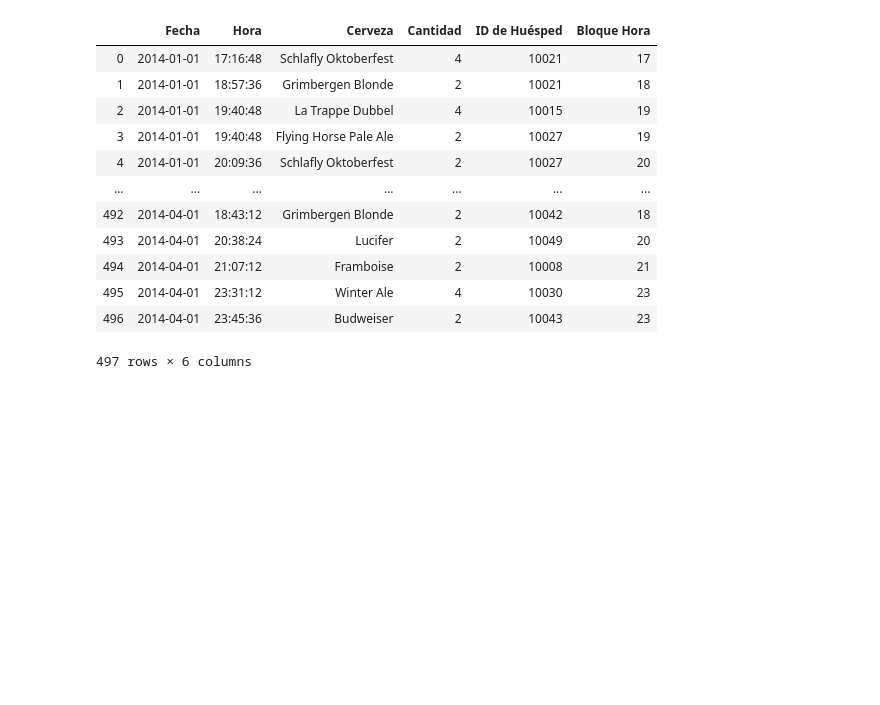
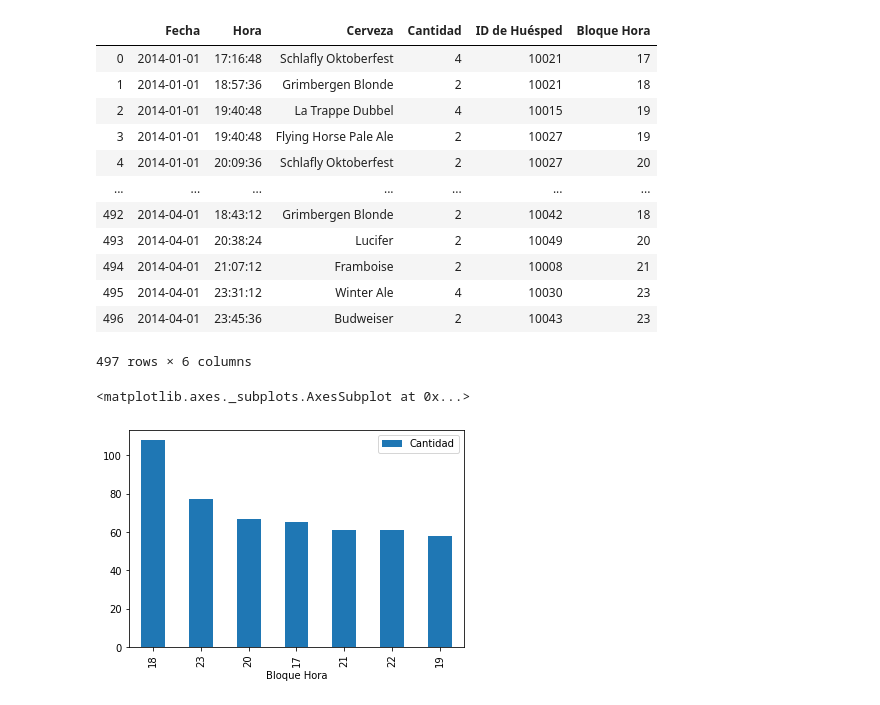
Before and after one commit to IPalos/PythonCrashCourse, a Jupyter notebook: Dia12/Dia12.ipynb, the cells around one changed output. Saved outputs shown, nothing was run; the diff lists cells and outputs as text; code cells hidden in the pictures; blank space fills up the shorter version.

```diff
--- a/Dia12/Dia12.ipynb
+++ b/Dia12/Dia12.ipynb
@@ -2,7 +2,9 @@
 import pandas as pd
 # %%
 # Lee el archivo dentro indicado por el string dentro de los paréntesis
-beers=pd.read_excel("./video3.x_esp.xlsx")
+file="./video3.x_esp.xlsx"
+beers=pd.read_excel(file)
+beers2= pd.read_excel(file,"Cervezas")
 # %%
 #Muestra n lineas del DataFrame
 n=10
@@ -130,3 +113,12 @@ beers
 | 495 | 2014-04-01 | 23:31:12 | Winter Ale | 4 | 10030 | 23 |
 | 496 | 2014-04-01 | 23:45:36 | Budweiser | 2 | 10043 | 23 |
 497 rows × 6 columns
+# %%
+tabla2 = beers[["Bloque Hora","Cantidad"]]
+registros =tabla2.groupby("Bloque Hora").count()
+cervezasTotales =tabla2.groupby("Bloque Hora").sum()
+# %%
+registros.sort_values("Cantidad").plot(kind ="bar")
+# %% [output]
+<matplotlib.axes._subplots.AxesSubplot at 0x...>
+[figure, added]
```
Also changed, not shown: parts of 6 cells of this notebook.
